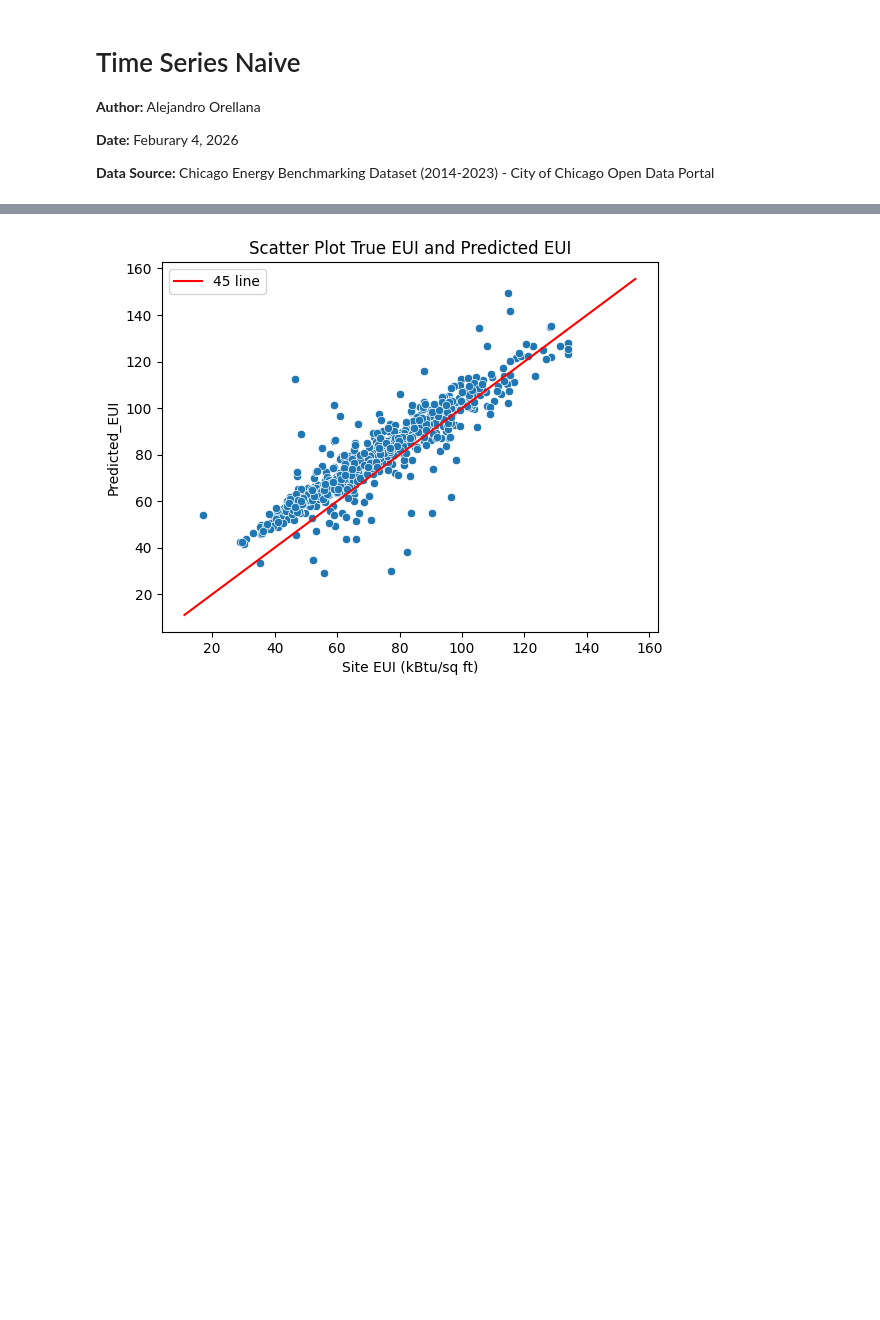
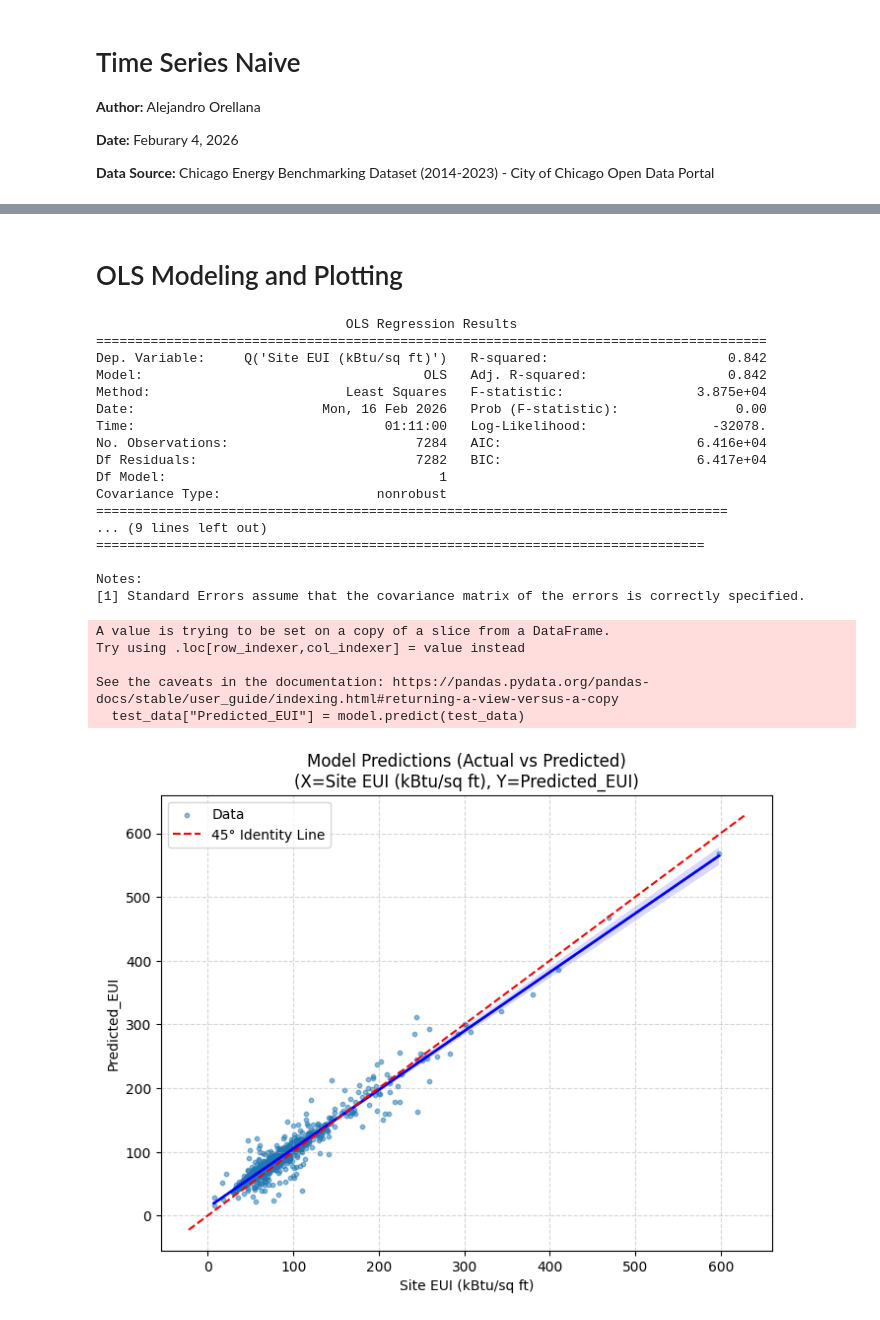
Before and after one commit to dsi-clinic/2025-autumn-city-of-chicago-energy, a Jupyter notebook: notebooks/time_series_naive.ipynb, the cells around one changed output, grey strips where cells are left out. Drawn from its saved outputs; the diff is of its cells as text; code cells hidden in the pictures; blank space fills up the shorter version.

Commit message:
better modularize time series notebooks

```diff
--- a/notebooks/time_series_naive.ipynb
+++ b/notebooks/time_series_naive.ipynb
@@ -118,17 +63,0 @@ plt.show()
-# %%
-test_df["Predicted_EUI"] = model.predict(test_df)
-model_rmse = np.sqrt(mean_squared_error(test_df[target_col], test_df["Predicted_EUI"]))
-model_r2 = r2_score(test_df[target_col], test_df["Predicted_EUI"])
-
-print("\n--- Validation Results (2022-2023) ---")
-print(f"Model RMSE: {model_rmse:.4f} (Lower is better)")
-print(f"Model R2:   {model_r2:.4f} (Higher is better)")
-
-improvement = naive_rmse - model_rmse
-if improvement > 0:
-    print(f"SUCCESS: Model beat the naive baseline by {improvement:.4f} EUI units.")
-else:
-    print("Model failed to beat naive baseline.")
-test_df[
-    ["Data Year", "ID", "Site EUI (kBtu/sq ft)", "Site_EUI_Lag1", "Predicted_EUI"]
-].head(12)
@@ -158,14 +64,33 @@ See the caveats in the documentation: https://pandas.pydata.org/pandas-docs/stab
-# %%
-sns.scatterplot(data=test_df, y="Predicted_EUI", x="Site EUI (kBtu/sq ft)")
-
-x_lim = plt.xlim()
-y_lim = plt.ylim()
-min_val = min(x_lim[0], y_lim[0])
-max_val = max(x_lim[1], y_lim[1])
-plt.plot([min_val, max_val], [min_val, max_val], color="red", label="45 line")
-
-plt.title("Scatter Plot True EUI and Predicted EUI")
-plt.legend()
-plt.show()
-# %% [output]
-[figure, removed]
+# %% [markdown]
+# OLS Modeling and Plotting
+# %%
+formula = "Q('Site EUI (kBtu/sq ft)') ~ Site_EUI_Lag1"
+x_var = "Site EUI (kBtu/sq ft)"
+y_var = "Site_EUI_Lag1"
+ols_compare_and_pred_plot(
+    formula, x_var, y_var, model_data, train_df, test_df, Compare_show=False
+)
+# %% [output]
+                                OLS Regression Results
+======================================================================================
+Dep. Variable:     Q('Site EUI (kBtu/sq ft)')   R-squared:                       0.842
+Model:                                    OLS   Adj. R-squared:                  0.842
+Method:                         Least Squares   F-statistic:                 3.875e+04
+Date:                        Mon, 16 Feb 2026   Prob (F-statistic):               0.00
+Time:                                01:11:00   Log-Likelihood:                -32078.
+No. Observations:                        7284   AIC:                         6.416e+04
+Df Residuals:                            7282   BIC:                         6.417e+04
+Df Model:                                   1
+Covariance Type:                    nonrobust
+=================================================================================
+... (9 lines left out)
+==============================================================================
+
+Notes:
+[1] Standard Errors assume that the covariance matrix of the errors is correctly specified.
+A value is trying to be set on a copy of a slice from a DataFrame.
+Try using .loc[row_indexer,col_indexer] = value instead
+
+See the caveats in the documentation: https://pandas.pydata.org/pandas-docs/stable/user_guide/indexing.html#returning-a-view-versus-a-copy
+  test_data["Predicted_EUI"] = model.predict(test_data)
+[figure, added]
```
Also changed, not shown: parts of 7 cells of this notebook, 3 other files.
